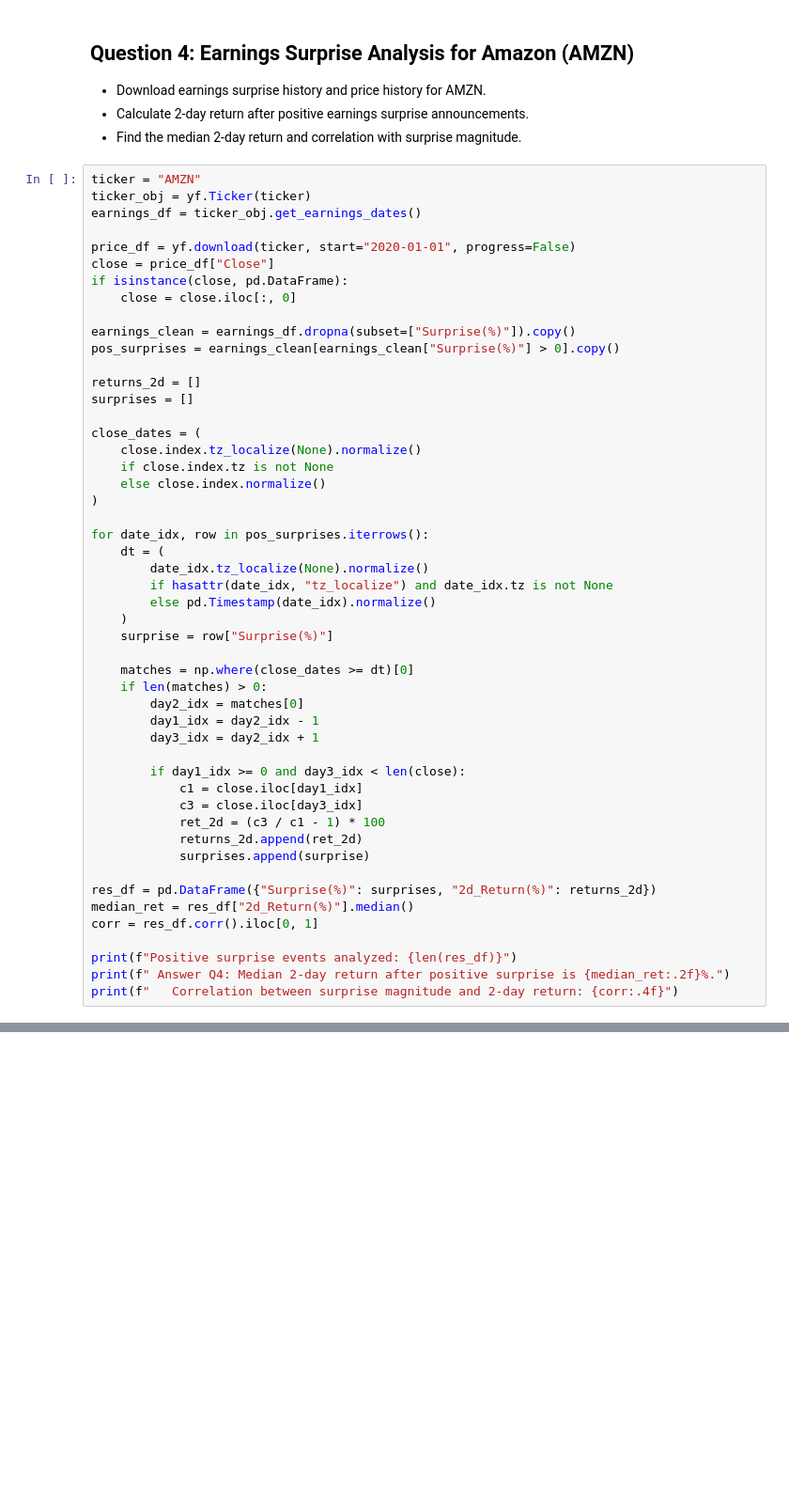
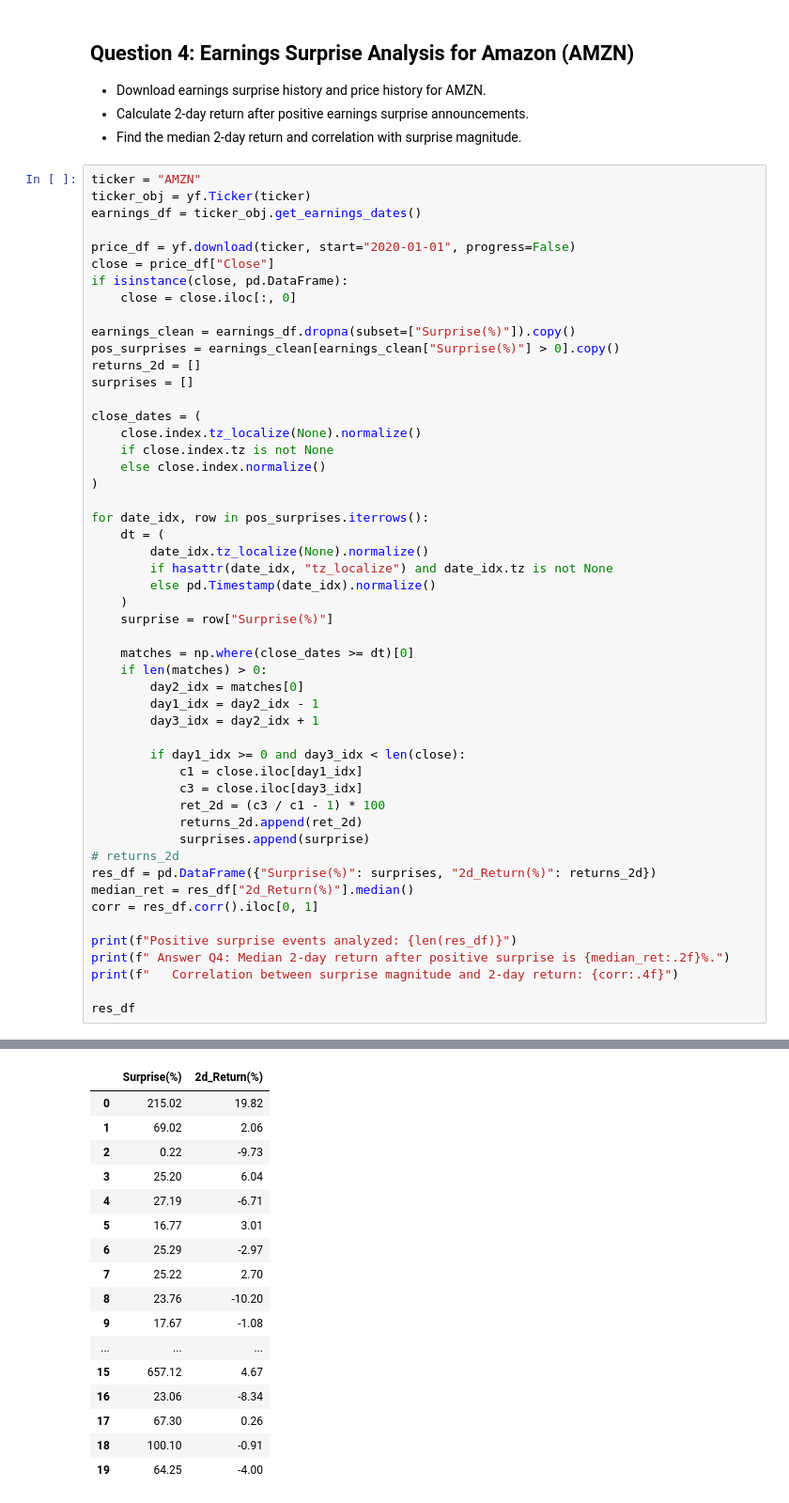
Before and after one commit to ivazin/stock-markets-analytics-zoomcamp, a Jupyter notebook: homeworks/hw01/main.ipynb, the cells around one changed output, grey strips where cells are left out. Shown at 94% size. Saved outputs shown, nothing was run; the diff lists cells and outputs as text; blank space fills up the shorter version.

```diff
--- a/homeworks/hw01/main.ipynb
+++ b/homeworks/hw01/main.ipynb
@@ -228,7 +245,6 @@ if isinstance(close, pd.DataFrame):
 
 earnings_clean = earnings_df.dropna(subset=["Surprise(%)"]).copy()
 pos_surprises = earnings_clean[earnings_clean["Surprise(%)"] > 0].copy()
-
 returns_2d = []
 surprises = []
 
@@ -258,7 +274,7 @@ for date_idx, row in pos_surprises.iterrows():
             ret_2d = (c3 / c1 - 1) * 100
             returns_2d.append(ret_2d)
             surprises.append(surprise)
-
+# returns_2d
 res_df = pd.DataFrame({"Surprise(%)": surprises, "2d_Return(%)": returns_2d})
 median_ret = res_df["2d_Return(%)"].median()
 corr = res_df.corr().iloc[0, 1]
@@ -266,3 +282,6 @@ corr = res_df.corr().iloc[0, 1]
 print(f"Positive surprise events analyzed: {len(res_df)}")
 print(f" Answer Q4: Median 2-day return after positive surprise is {median_ret:.2f}%.")
 print(f"   Correlation between surprise magnitude and 2-day return: {corr:.4f}")
+
+res_df
+# %% [output]
@@ -268,0 +291,17 @@ print(f"   Correlation between surprise magnitude and 2-day return: {corr:.4f}")
+|  | Surprise(%) | 2d_Return(%) |
+| 0 | 215.02 | 19.82 |
+| 1 | 69.02 | 2.06 |
+| 2 | 0.22 | -9.73 |
+| 3 | 25.20 | 6.04 |
+| 4 | 27.19 | -6.71 |
+| 5 | 16.77 | 3.01 |
+| 6 | 25.29 | -2.97 |
+| 7 | 25.22 | 2.70 |
+| 8 | 23.76 | -10.20 |
+| 9 | 17.67 | -1.08 |
+| ... | ... | ... |
+| 15 | 657.12 | 4.67 |
+| 16 | 23.06 | -8.34 |
+| 17 | 67.30 | 0.26 |
+| 18 | 100.10 | -0.91 |
+| 19 | 64.25 | -4.00 |
```
Also changed, not shown: parts of 5 cells of this notebook, 1 other file.
